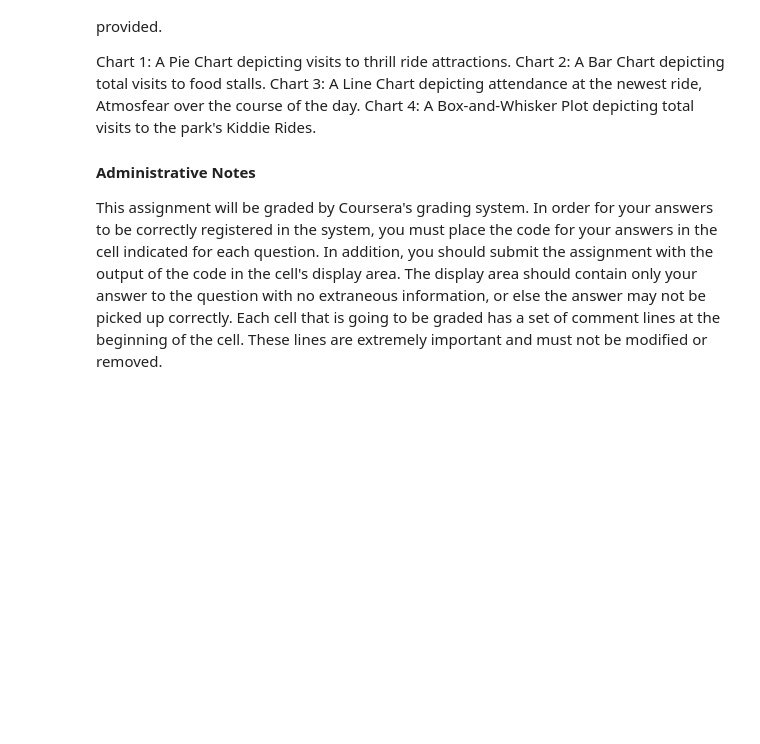
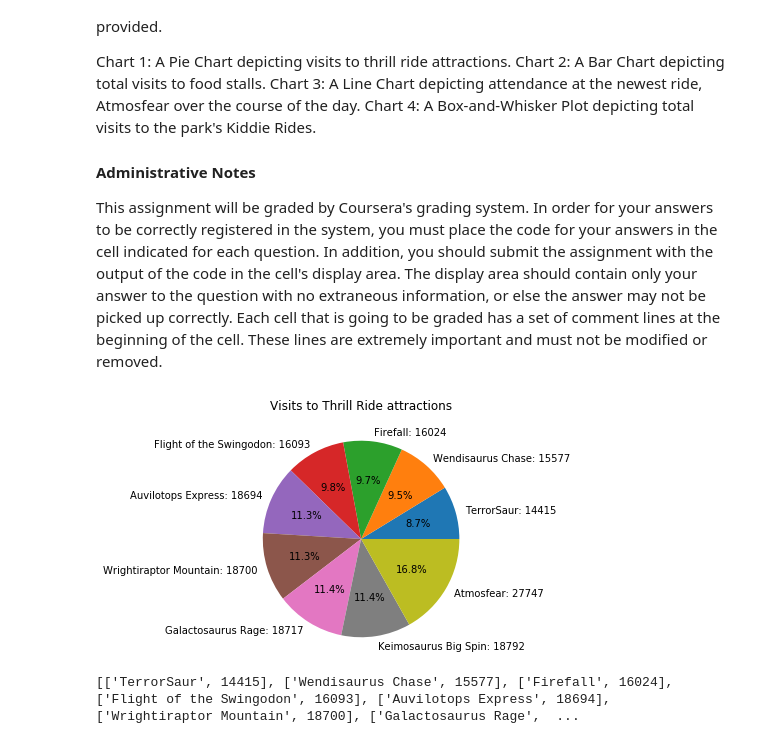
Before and after one commit to claudiordgz/asu-mcs, a Jupyter notebook: CSE578/programming-assignments/Assignment 2.ipynb, the cells around one changed output. Cells and saved outputs as stored; diff of their text form; code cells hidden in the pictures; blank space fills up the shorter version.

```diff
--- a/CSE578/programming-assignments/Assignment 2.ipynb
+++ b/CSE578/programming-assignments/Assignment 2.ipynb
@@ -31,11 +31,41 @@ Chart 4: A Box-and-Whisker Plot depicting total visits to the park's Kiddie Ride
 #### Administrative Notes
 
 This assignment will be graded by Coursera's grading system. In order for your answers to be correctly registered in the system, you must place the code for your answers in the cell indicated for each question. In addition, you should submit the assignment with the output of the code in the cell's display area. The display area should contain only your answer to the question with no extraneous information, or else the answer may not be picked up correctly. Each cell that is going to be graded has a set of comment lines at the beginning of the cell. These lines are extremely important and must not be modified or removed.
+# %%
+import sqlite3
+import pandas as pd
+import matplotlib.pyplot as plt
+
+conn = sqlite3.connect('readonly/dinofunworld.db')
+c = conn.cursor()
 # %%
 # Graded Cell, PartID: gtMqY
 # Make a Pie Chart of the visits to Thrill Ride attractions. For this question,
 #  display the pie chart in the notebook and print the data used to create the
 #  pie chart as a list of lists (ex: [['Ride 1', 10], ['Ride 2', 100], ...])
+c.execute("""
+    SELECT attraction.Name, count(checkin.visitorId) as visits
+    FROM checkin
+    LEFT JOIN attraction
+    ON checkin.attraction = attraction.AttractionID
+    WHERE attraction.Category LIKE '%Thrill Ride%'
+    GROUP BY attraction.Name
+    ORDER BY visits;
+    """)
+visits_on_thrill_rides = c.fetchall()
+visit_stats = pd.DataFrame.from_records(visits_on_thrill_rides, columns=['Attraction Name', 'Visits'])
+
+visit_labels = ["{}: {}".format(name, visit) for (name, visit) in zip(visit_stats['Attraction Name'],visit_stats['Visits'])]
+
+plt.title('Visits to Thrill Ride attractions\n')
+plt.pie(visit_stats['Visits'], labels=visit_labels, autopct='%0.1f%%', shadow=False)
+plt.axis('equal')
+plt.show()
+
+print(visit_stats.values.tolist())
+# %% [output]
+[figure, added]
+[['TerrorSaur', 14415], ['Wendisaurus Chase', 15577], ['Firefall', 16024], ['Flight of the Swingodon', 16093], ['Auvilotops Express', 18694], ['Wrightiraptor Mountain', 18700], ['Galactosaurus Rage',  ...
 # %%
 # Graded Cell, PartID: 9Ocyl
 # Make a bar chart of total visits to food stalls. For this question,
```
Also changed, not shown: parts of 5 cells of this notebook.
